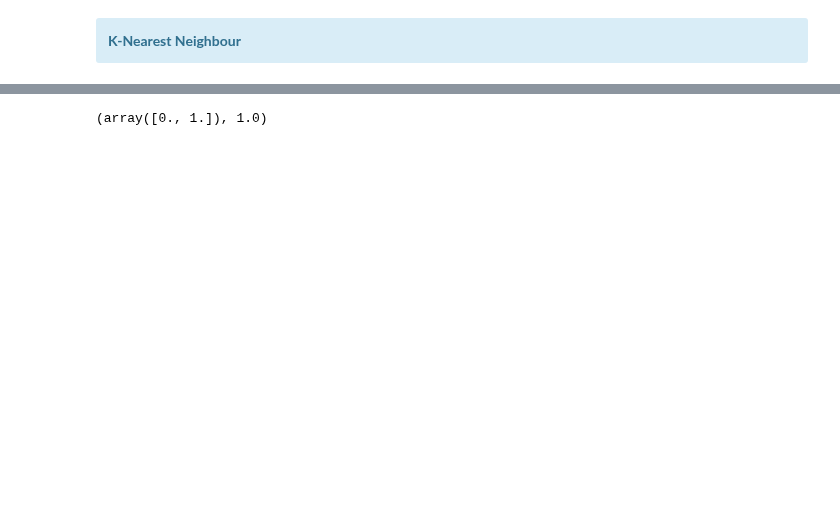
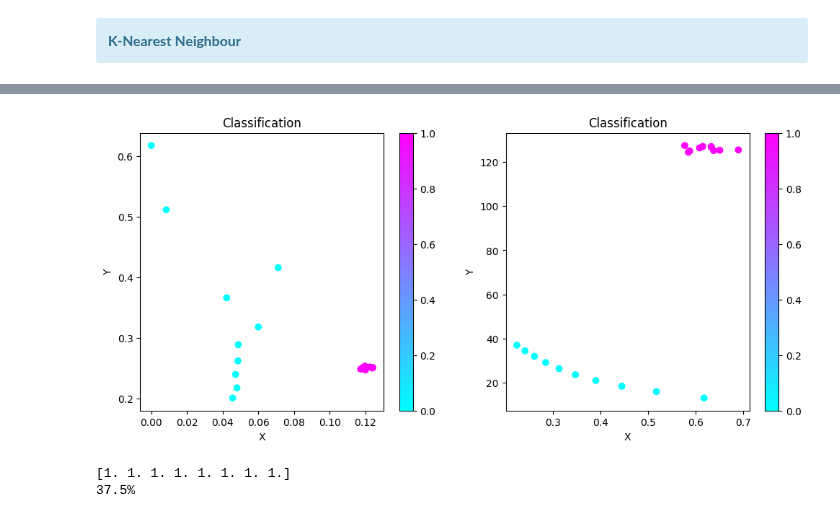
Before and after one commit to Jevi-Waugh/PH-AML, a Jupyter notebook: src/K-NN.ipynb, the cells around one changed output, grey strips where cells are left out. Saved outputs shown, nothing was run; the diff lists cells and outputs as text; code cells hidden in the pictures; blank space fills up the shorter version.

```diff
--- a/src/K-NN.ipynb
+++ b/src/K-NN.ipynb
@@ -46,12 +54,42 @@ plt.show()
+# %%
+fig, (ax1, ax2) = plt.subplots(1,2, figsize=(12,5))
+
+scatter1 = ax1.scatter(
+    classification.iloc[:, 1],
+    classification.iloc[:, 0],
+    c=classification.iloc[:, 4],  # Color based on class
+    cmap="cool")
+
+scatter2 = ax2.scatter(
+    classification.iloc[:, 2],
+    classification.iloc[:, 3],
+    c=classification.iloc[:, 4],  # Color based on class
+    cmap="cool"
+)
+
+ax1.set_xlabel("X")
+ax1.set_ylabel("Y")
+ax1.set_title("Classification")
+
+ax2.set_xlabel("X")
+ax2.set_ylabel("Y")
+ax2.set_title("Classification")
+
+
+fig.colorbar(scatter1, ax=ax1)
+fig.colorbar(scatter2, ax=ax2)# Show plot
+plt.show()
+# %% [output]
+[figure, added]
 # %%
 features = classification_normalized.iloc[:, :-1]  # All columns except the last one (features)
 labels = classification_normalized.iloc[:, -1]   # Last column (class labels)
 # Split into training and test sets (80% train, 20% test)
 
-X_train, X_test, y_train, y_test = train_test_split(features, labels, test_size=0.1, random_state=42)
-
+X_train, X_test, y_train, y_test = train_test_split(features, labels, train_size=0.6, random_state=1111111111)
+k = 11
 # Initialize KNN classifier
-knn = KNeighborsClassifier(n_neighbors=5)  # You can adjust the number of neighbors
+knn = KNeighborsClassifier(n_neighbors=k)  # You can adjust the number of neighbors
 
 # Train the classifier
 knn.fit(X_train, y_train)
@@ -63,6 +101,7 @@ y_pred = knn.predict(X_test)
 accuracy = knn.score(X_test, y_test)
 
 # Return predictions and accuracy
-y_pred, accuracy
+print(f"{y_pred} \n{accuracy*100}%")
 # %% [output]
-(array([0., 1.]), 1.0)
+[1. 1. 1. 1. 1. 1. 1. 1.]
+37.5%
```
Also changed, not shown: parts of 1 cell of this notebook.
